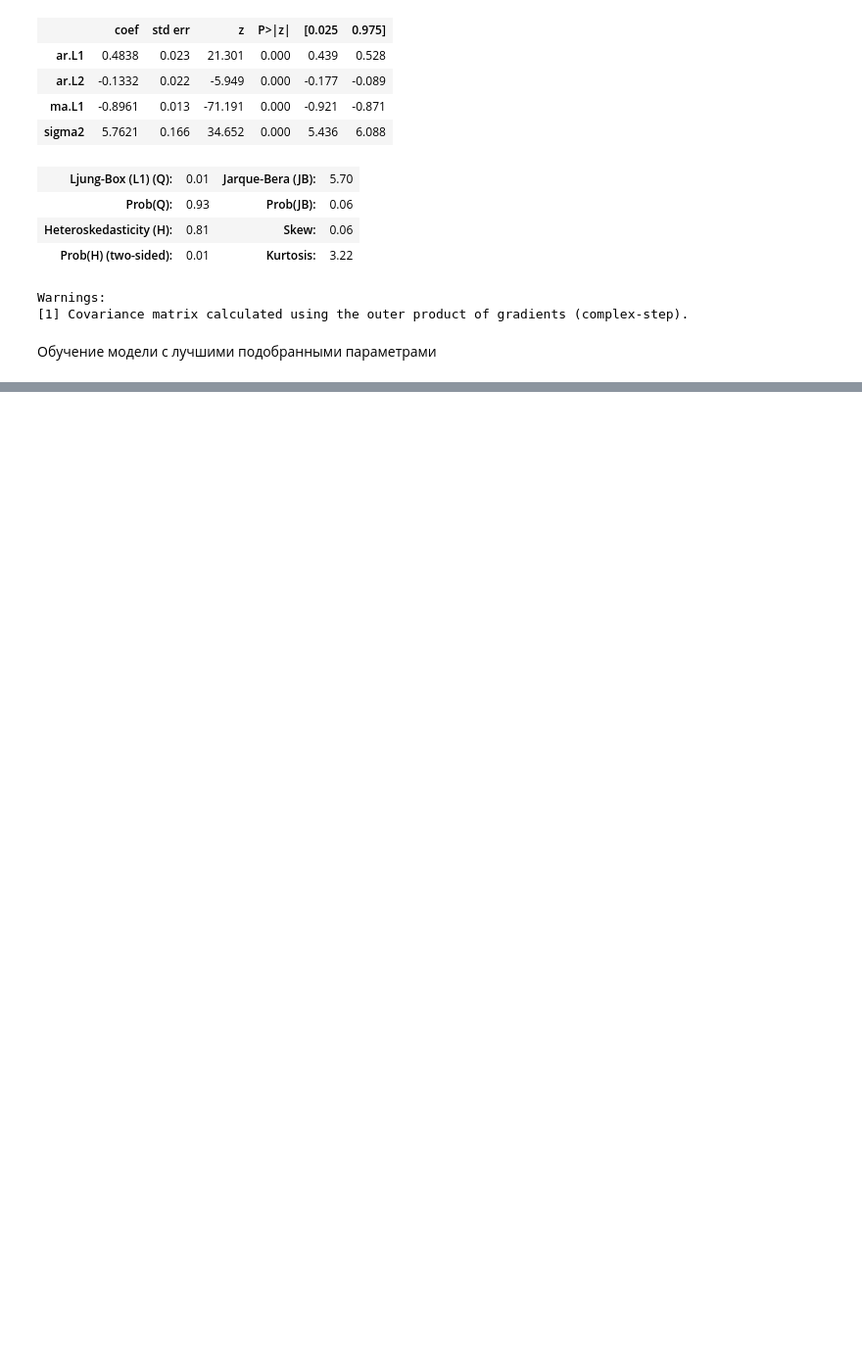
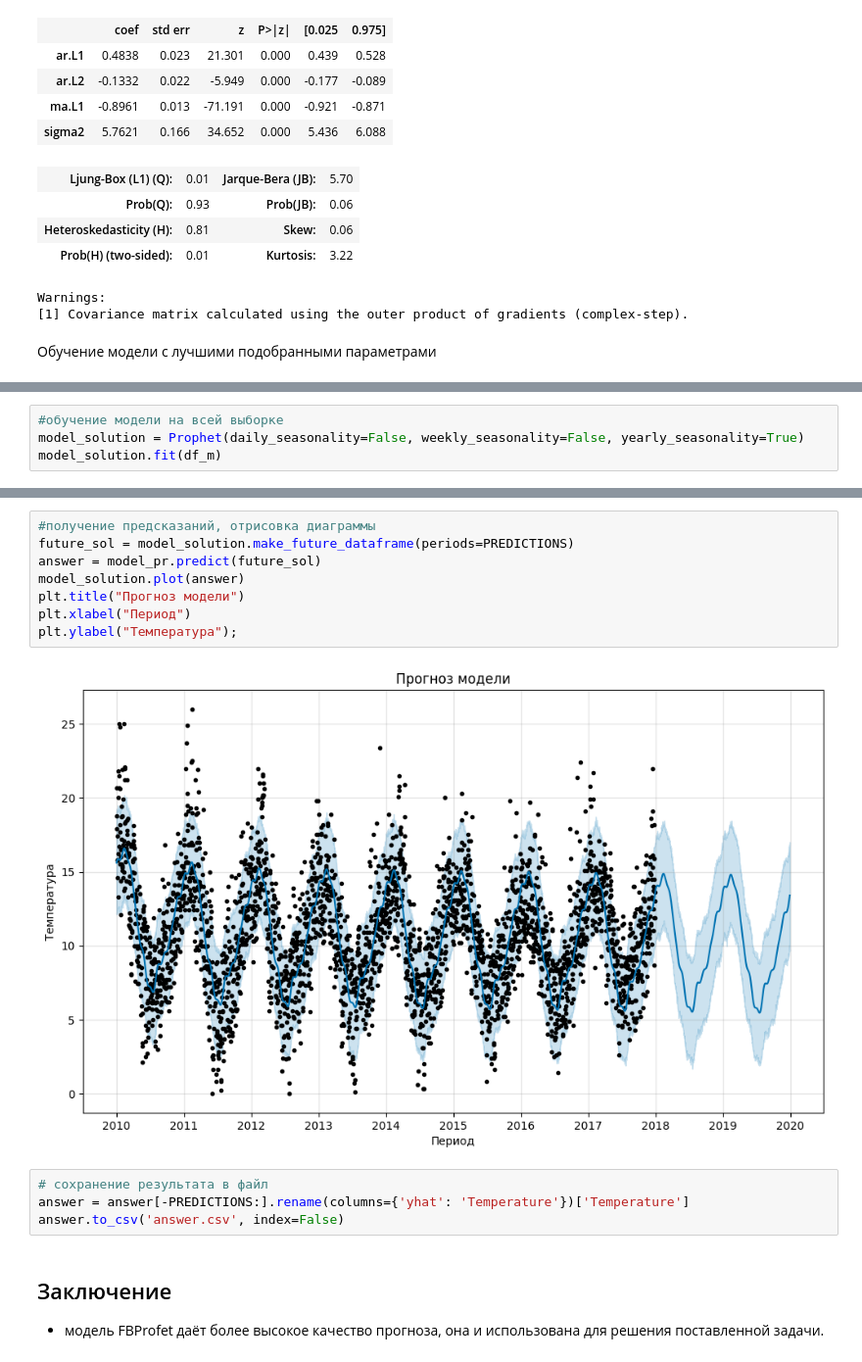
Before and after one commit to denis-42ds/innostage_labs, a Jupyter notebook: temperature_prediction/temperature_prediction.ipynb, the cells around one changed output, grey strips where cells are left out. Shown at 98% size. Saved outputs shown, nothing was run; the diff lists cells and outputs as text; blank space fills up the shorter version.

```diff
--- a/temperature_prediction/temperature_prediction.ipynb
+++ b/temperature_prediction/temperature_prediction.ipynb
@@ -370,0 +371,4 @@ MAE: 3.1828239218519503
+# %%
+#обучение модели на всей выборке
+model_solution = Prophet(daily_seasonality=False, weekly_seasonality=False, yearly_seasonality=True)
+model_solution.fit(df_m)
@@ -370,0 +379,17 @@ MAE: 3.1828239218519503
+# %%
+#получение предсказаний, отрисовка диаграммы
+future_sol = model_solution.make_future_dataframe(periods=PREDICTIONS)
+answer = model_pr.predict(future_sol)
+model_solution.plot(answer)
+plt.title("Прогноз модели")
+plt.xlabel("Период")
+plt.ylabel("Температура");
+# %% [output]
+[figure, added]
+# %%
+# сохранение результата в файл
+answer = answer[-PREDICTIONS:].rename(columns={'yhat': 'Temperature'})['Temperature']
+answer.to_csv('answer.csv', index=False)
+# %% [markdown]
+## Заключение
+- модель FBProfet даёт более высокое качество прогноза, она и использована для решения поставленной задачи.
```
Also changed, not shown: parts of 8 cells of this notebook, 6 other files.
